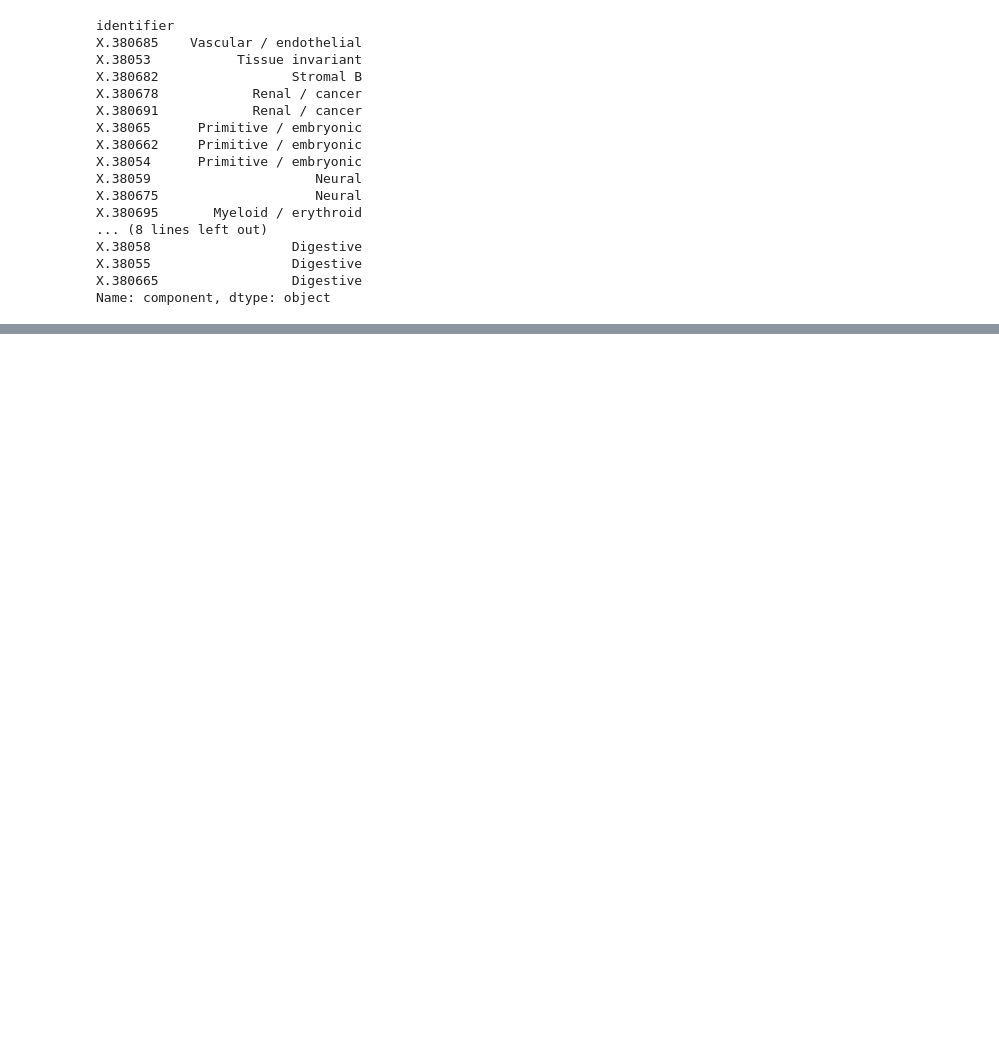
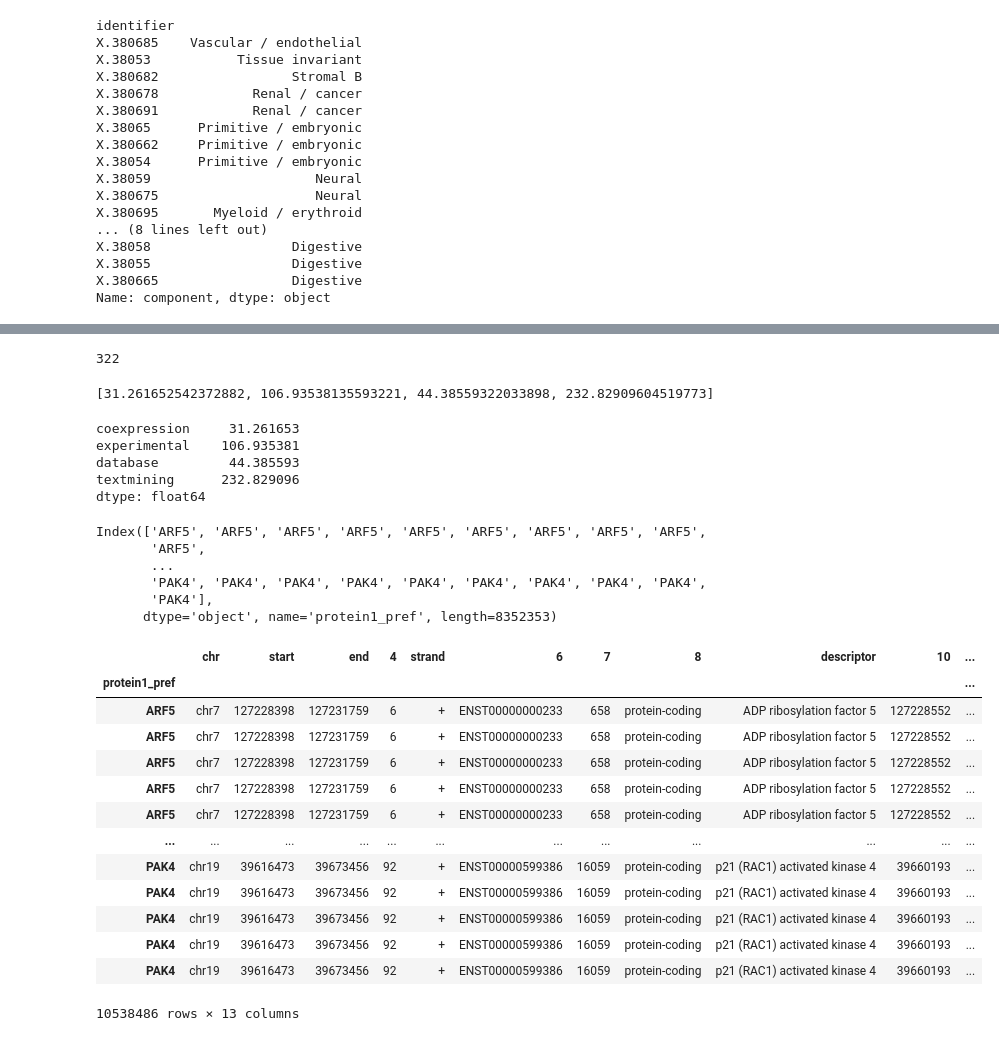
Before and after one commit to meuleman/gilbertAPI, a Jupyter notebook: externalresources/code/region_recipe.ipynb, the cells around one changed output, grey strips where cells are left out. Cells and saved outputs as stored; diff of their text form; code cells hidden in the pictures; blank space fills up the shorter version.

```diff
--- a/externalresources/code/region_recipe.ipynb
+++ b/externalresources/code/region_recipe.ipynb
@@ -298,0 +533,12 @@ Name: component, dtype: object
+# %%
+def create_region_vector():
+    region_vector = []
+    tf_arr = np.array(tf_vector(region_chr, region_start, region_end).iloc[0, 3:])
+    dhs_arr = dhs_vector(region_chr, region_start, region_end)
+    epilogos_arr = np.array(epilogos_vector(region_chr, region_start, region_end))
+    # print(gene_vector(region_chr, region_start, region_end).tolist())
+    gene_arr = gene_vector(region_chr, region_start, region_end).tolist()
+    region_vector = np.concatenate((tf_arr, dhs_arr, epilogos_arr, gene_arr))
+    return region_vector
+# %% [output]
+322
@@ -298,0 +597,59 @@ Name: component, dtype: object
+# %%
+genes_in_region_assoc = subscores_600.loc[genes_in_region.index]
+print(genes_in_region_assoc.mean(axis=0).tolist())
+# %% [output]
+[31.261652542372882, 106.93538135593221, 44.38559322033898, 232.82909604519773]
+# %%
+# gene_chr = gene_hg19_bed.loc[gene_hg19_bed['chr'] == region_chr]
+# genes_in_region = gene_chr[((gene_chr['start'] >= region_start) & (gene_chr['start'] <= region_end)) | ((gene_chr['end'] <= region_end) & (gene_chr['end'] >= region_start))]
+
+protein_assoc_hg19 = pd.read_pickle('../data/hg19-protein-associations-detailed.pkl')
+protein_assoc_hg19.index = protein_assoc_hg19['protein1_pref']
+
+columns = ['coexpression', 'experimental', 'database', 'textmining']
+subscores = protein_assoc_hg19[columns]
+
+subscores_600 = subscores.loc[subscores.max(axis=1) > 150]
+
+total = pd.DataFrame()
+
+for gene in genes_in_region.index.tolist():
+    if gene in subscores_600.index:
+        genes_in_region_assoc = subscores_600.loc[genes_in_region.index]
+        total = pd.concat([total, genes_in_region_assoc], axis=0)
+
+# Get mean of the subscores of gene associations
+print(total.mean(axis=0))
+# %% [output]
+coexpression     31.261653
+experimental    106.935381
+database         44.385593
+textmining      232.829096
+dtype: float64
+# %%
+print(subscores_600.index)
+# %% [output]
+Index(['ARF5', 'ARF5', 'ARF5', 'ARF5', 'ARF5', 'ARF5', 'ARF5', 'ARF5', 'ARF5',
+       'ARF5',
+       ...
+       'PAK4', 'PAK4', 'PAK4', 'PAK4', 'PAK4', 'PAK4', 'PAK4', 'PAK4', 'PAK4',
+       'PAK4'],
+      dtype='object', name='protein1_pref', length=8352353)
+# %%
+gene_hg19_bed_STRING = gene_hg19_bed.loc[protein_assoc_hg19.index]
+gene_hg19_bed_STRING
+# %% [output]
+|  | chr | start | end | 4 | strand | 6 | 7 | 8 | descriptor | 10 | ... |
+| protein1_pref |  |  |  |  |  |  |  |  |  |  | ... |
+| ARF5 | chr7 | 127228398 | 127231759 | 6 | + | ENST00000000233 | 658 | protein-coding | ADP ribosylation factor 5 | 127228552 | ... |
+| ARF5 | chr7 | 127228398 | 127231759 | 6 | + | ENST00000000233 | 658 | protein-coding | ADP ribosylation factor 5 | 127228552 | ... |
+| ARF5 | chr7 | 127228398 | 127231759 | 6 | + | ENST00000000233 | 658 | protein-coding | ADP ribosylation factor 5 | 127228552 | ... |
+| ARF5 | chr7 | 127228398 | 127231759 | 6 | + | ENST00000000233 | 658 | protein-coding | ADP ribosylation factor 5 | 127228552 | ... |
+| ARF5 | chr7 | 127228398 | 127231759 | 6 | + | ENST00000000233 | 658 | protein-coding | ADP ribosylation factor 5 | 127228552 | ... |
+| ... | ... | ... | ... | ... | ... | ... | ... | ... | ... | ... | ... |
+| PAK4 | chr19 | 39616473 | 39673456 | 92 | + | ENST00000599386 | 16059 | protein-coding | p21 (RAC1) activated kinase 4 | 39660193 | ... |
+| PAK4 | chr19 | 39616473 | 39673456 | 92 | + | ENST00000599386 | 16059 | protein-coding | p21 (RAC1) activated kinase 4 | 39660193 | ... |
+| PAK4 | chr19 | 39616473 | 39673456 | 92 | + | ENST00000599386 | 16059 | protein-coding | p21 (RAC1) activated kinase 4 | 39660193 | ... |
+| PAK4 | chr19 | 39616473 | 39673456 | 92 | + | ENST00000599386 | 16059 | protein-coding | p21 (RAC1) activated kinase 4 | 39660193 | ... |
+| PAK4 | chr19 | 39616473 | 39673456 | 92 | + | ENST00000599386 | 16059 | protein-coding | p21 (RAC1) activated kinase 4 | 39660193 | ... |
+10538486 rows × 13 columns
```
Also changed, not shown: parts of 31 cells of this notebook, 5 other files.
